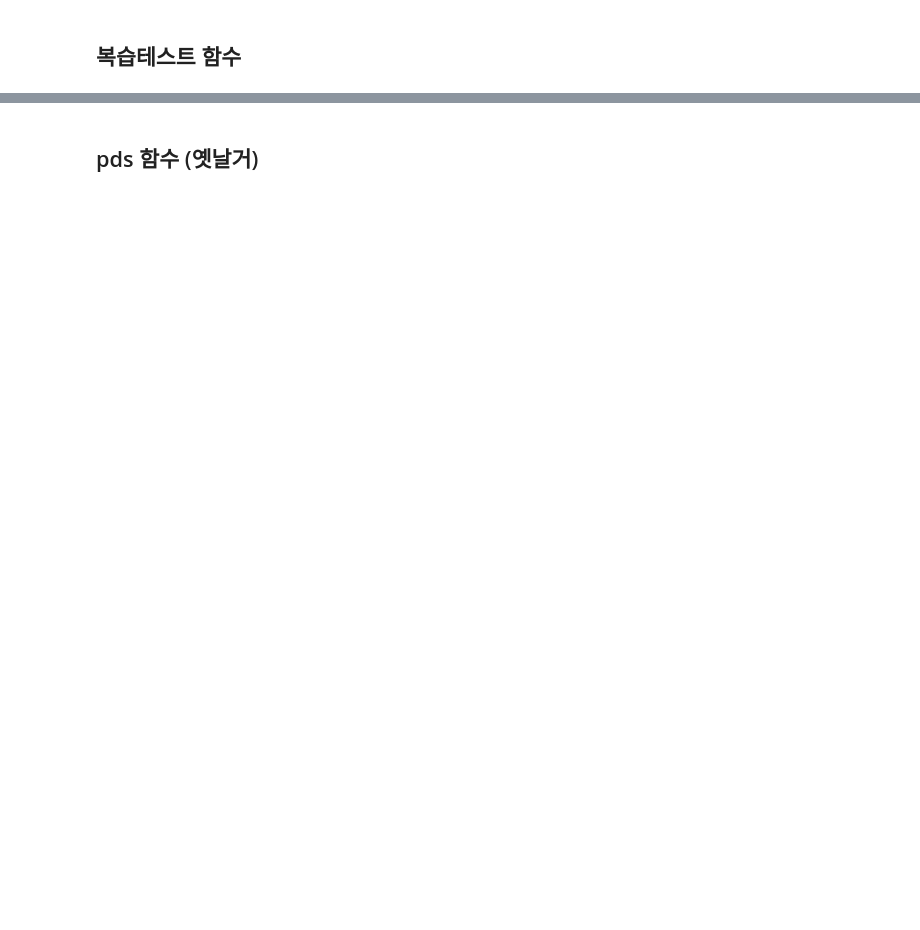
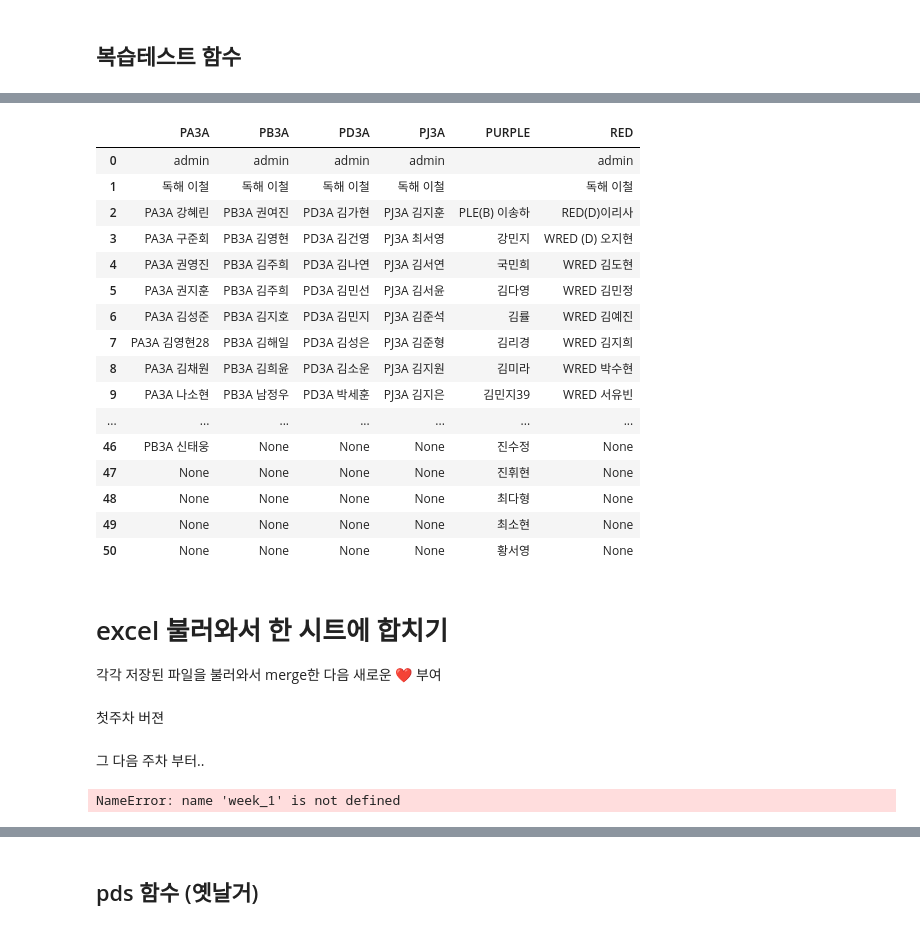
Before and after one commit to hmii/students_homework_checker, a Jupyter notebook: all_band.ipynb, the cells around one changed output, grey strips where cells are left out. Drawn from its saved outputs; the diff is of its cells as text; code cells hidden in the pictures; blank space fills up the shorter version.

```diff
--- a/all_band.ipynb
+++ b/all_band.ipynb
@@ -321,0 +509,26 @@ Name: name, dtype: object
+# %%
+pd.DataFrame.from_dict(member_dic, orient='index').T # 길이맞추라고 할때 해결볍
+# %% [output]
+|  | PA3A | PB3A | PD3A | PJ3A | PURPLE | RED |
+| 0 | admin | admin | admin | admin |  | admin |
+| 1 | 독해 이철 | 독해 이철 | 독해 이철 | 독해 이철 |  | 독해 이철 |
+| 2 | PA3A 강혜린 | PB3A 권여진 | PD3A 김가현 | PJ3A 김지훈 | PLE(B) 이송하 | RED(D)이리사 |
+| 3 | PA3A 구준회 | PB3A 김영현 | PD3A 김건영 | PJ3A 최서영 | 강민지 | WRED (D) 오지현 |
+| 4 | PA3A 권영진 | PB3A 김주희 | PD3A 김나연 | PJ3A 김서연 | 국민희 | WRED 김도현 |
+| 5 | PA3A 권지훈 | PB3A 김주희 | PD3A 김민선 | PJ3A 김서윤 | 김다영 | WRED 김민정 |
+| 6 | PA3A 김성준 | PB3A 김지호 | PD3A 김민지 | PJ3A 김준석 | 김률 | WRED 김예진 |
+| 7 | PA3A 김영현28 | PB3A 김해일 | PD3A 김성은 | PJ3A 김준형 | 김리경 | WRED 김지희 |
+| 8 | PA3A 김채원 | PB3A 김희윤 | PD3A 김소운 | PJ3A 김지원 | 김미라 | WRED 박수현 |
+| 9 | PA3A 나소현 | PB3A 남정우 | PD3A 박세훈 | PJ3A 김지은 | 김민지39 | WRED 서유빈 |
+| ... | ... | ... | ... | ... | ... | ... |
+| 46 | PB3A 신태웅 | None | None | None | 진수정 | None |
+| 47 | None | None | None | None | 진휘현 | None |
+| 48 | None | None | None | None | 최다형 | None |
+| 49 | None | None | None | None | 최소현 | None |
+| 50 | None | None | None | None | 황서영 | None |
+# %% [markdown]
+# excel  불러와서 한 시트에 합치기
+
+각각 저장된 파일을 불러와서 merge한 다음 새로운 ❤ 부여
+# %% [markdown]
+첫주차 버젼
@@ -321,0 +552,2 @@ Name: name, dtype: object
+# %% [markdown]
+그 다음 주차 부터..
@@ -321,0 +580,4 @@ Name: name, dtype: object
+# %%
+week_1['PA3A'].name
+# %% [output]
+NameError: name 'week_1' is not defined
```
Also changed, not shown: parts of 43 cells of this notebook.
